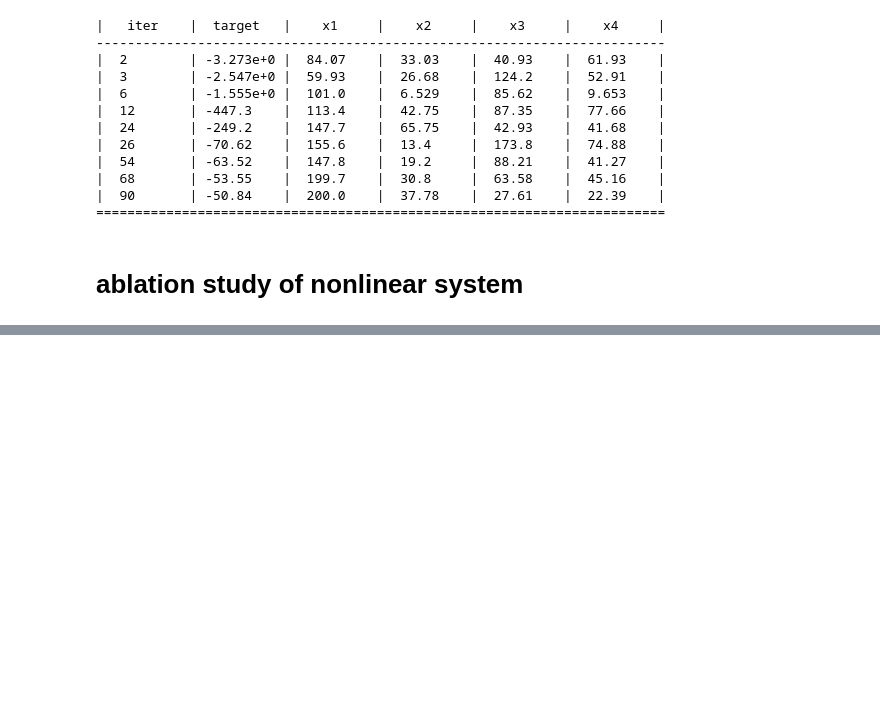
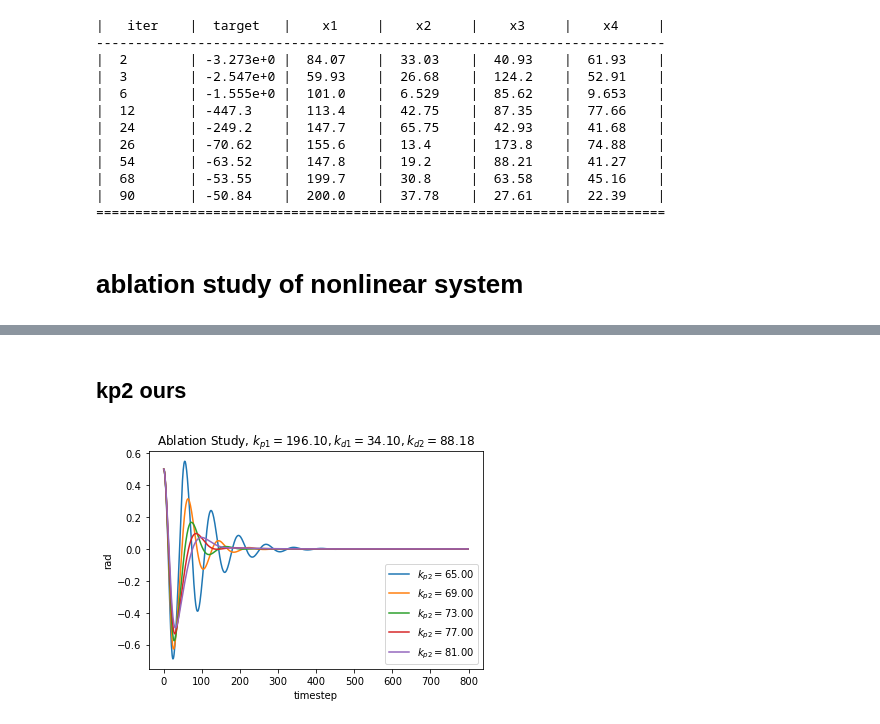
Before and after one commit to AndyRay1998/Semi-Implicit-Cascaded-Proportional-Derivative-Controller-for-Underactuated-Cart-Pole-Inverted-Pendu, a Jupyter notebook: cascaded_PD_pendulum_modified.ipynb, the cells around one changed output, grey strips where cells are left out. Saved outputs shown, nothing was run; the diff lists cells and outputs as text; code cells hidden in the pictures; blank space fills up the shorter version.

```diff
--- a/cascaded_PD_pendulum_modified.ipynb
+++ b/cascaded_PD_pendulum_modified.ipynb
@@ -600,0 +619,19 @@ len(x_l)
+# %% [markdown]
+## kp2 ours
+# %%
+fig = plt.figure()
+ax = fig.add_subplot()
+ax.plot(phi_l[0*800:1*800], label='$k_{p2}=65.00$')
+ax.plot(phi_l[1*800:2*800], label='$k_{p2}=69.00$')
+ax.plot(phi_l[2*800:3*800], label='$k_{p2}=73.00$')
+ax.plot(phi_l[3*800:4*800], label='$k_{p2}=77.00$')
+ax.plot(phi_l[4*800:5*800], label='$k_{p2}=81.00$')
+
+
+plt.title('Ablation Study, $k_{p1}=196.10,k_{d1}=34.10,k_{d2}=88.18$')
+plt.xlabel('timestep')
+plt.ylabel('rad')
+plt.legend()
+fig.savefig("C:/Users/Lenovo/Desktop/figures/ablation_ours_kp2_phi.png", dpi=500, format="png")
+# %% [output]
+[figure, added]
```
Also changed, not shown: parts of 27 cells of this notebook, 27 other files.
